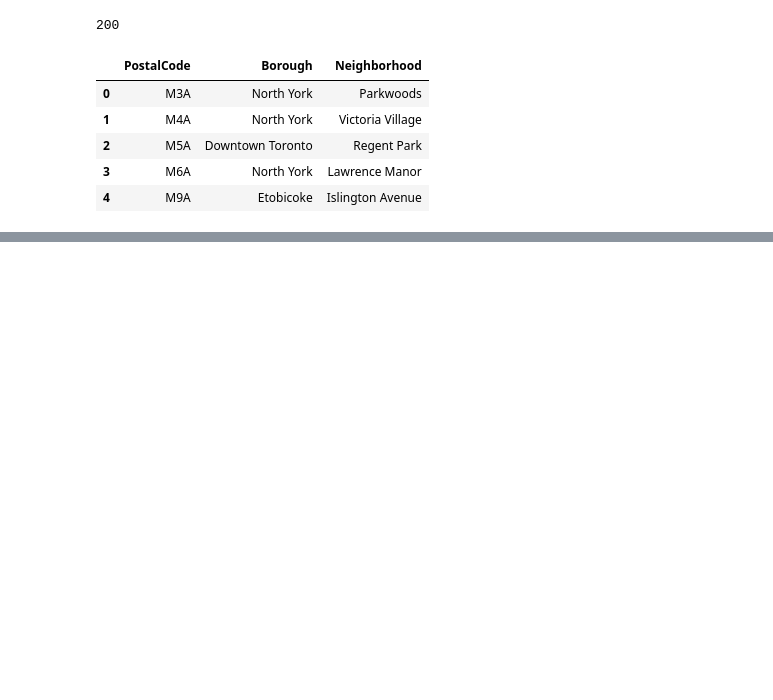
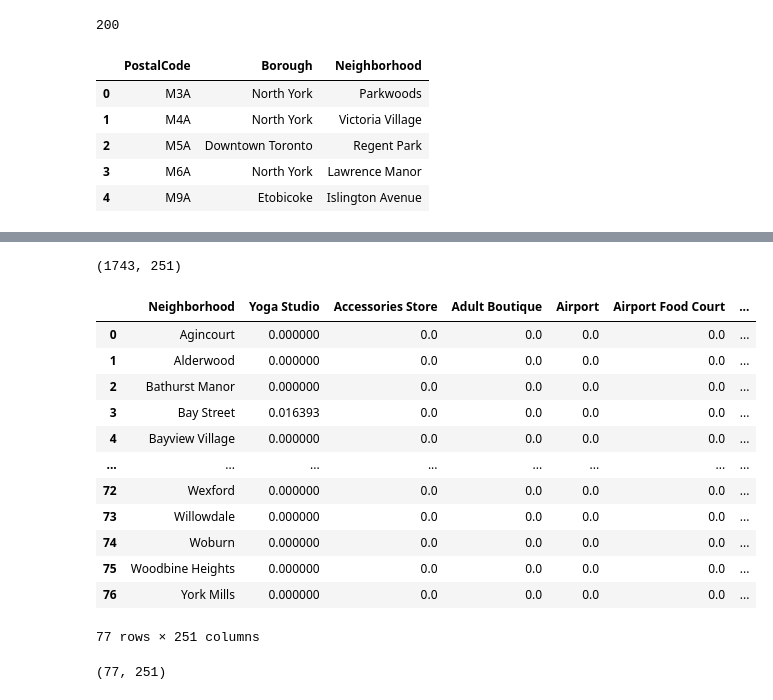
Before and after one commit to Jair190/IBM-Capstone, a Jupyter notebook: week3.ipynb, the cells around one changed output, grey strips where cells are left out. Drawn from its saved outputs; the diff is of its cells as text; code cells hidden in the pictures; blank space fills up the shorter version.

```diff
--- a/week3.ipynb
+++ b/week3.ipynb
@@ -88,0 +177,4 @@ df.head()
+# %%
+# send the Get request and examine the results
+results = requests.get(url).json()
+results
@@ -88,0 +211,15 @@ df.head()
+# %%
+venues = results['response']['groups'][0]['items']
+nearby_venues = pd.json_normalize(venues) # flatten JSON
+
+# filter columns
+filtered_columns = ['venue.name', 'venue.categories', 'venue.location.lat', 'venue.location.lng']
+nearby_venues = nearby_venues.loc[:, filtered_columns]
+
+# filter the category for each row\n",
+nearby_venues['categories_'] = nearby_venues.apply(get_category_type, axis=1)
+
+# clean columns
+nearby_venues.columns = [col.split(".")[-1] for col in nearby_venues.columns]
+nearby_venues.head()
+nearby_venues.drop(['categories'], axis=1)
@@ -88,0 +279,5 @@ df.head()
+# %%
+ toronto_venues = getNearbyVenues(names=toronto_df['Neighborhood'],
+                                    latitudes=toronto_df['Latitude'],
+                                    longitudes=toronto_df['Longitude']
+                                   )
@@ -88,0 +337,13 @@ df.head()
+# %%
+# one hot encoding\n",
+toronto_onehot = pd.get_dummies(toronto_venues[['Venue Category']], prefix="",
+                                prefix_sep="")
+
+# add neighborhood column back to dataframe
+toronto_onehot['Neighborhood'] = toronto_venues['Neighborhood']
+
+# move neighborhood column to the first column
+fixed_columns = [toronto_onehot.columns[-1]] + list(toronto_onehot.columns[:-1])
+toronto_onehot = toronto_onehot[fixed_columns]
+
+toronto_onehot.head()
@@ -88,0 +358,29 @@ df.head()
+# %%
+# size of data frame
+toronto_onehot.shape
+# %% [output]
+(1743, 251)
+# %%
+# group rows by neighborhood. Take average frequency of categories
+
+toronto_grouped = toronto_onehot.groupby('Neighborhood').mean().reset_index()
+toronto_grouped
+# %% [output]
+|  | Neighborhood | Yoga Studio | Accessories Store | Adult Boutique | Airport | Airport Food Court | ... |
+| 0 | Agincourt | 0.000000 | 0.0 | 0.0 | 0.0 | 0.0 | ... |
+| 1 | Alderwood | 0.000000 | 0.0 | 0.0 | 0.0 | 0.0 | ... |
+| 2 | Bathurst Manor | 0.000000 | 0.0 | 0.0 | 0.0 | 0.0 | ... |
+| 3 | Bay Street | 0.016393 | 0.0 | 0.0 | 0.0 | 0.0 | ... |
+| 4 | Bayview Village | 0.000000 | 0.0 | 0.0 | 0.0 | 0.0 | ... |
+| ... | ... | ... | ... | ... | ... | ... | ... |
+| 72 | Wexford | 0.000000 | 0.0 | 0.0 | 0.0 | 0.0 | ... |
+| 73 | Willowdale | 0.000000 | 0.0 | 0.0 | 0.0 | 0.0 | ... |
+| 74 | Woburn | 0.000000 | 0.0 | 0.0 | 0.0 | 0.0 | ... |
+| 75 | Woodbine Heights | 0.000000 | 0.0 | 0.0 | 0.0 | 0.0 | ... |
+| 76 | York Mills | 0.000000 | 0.0 | 0.0 | 0.0 | 0.0 | ... |
+77 rows × 251 columns
+# %%
+# get new size
+toronto_grouped.shape
+# %% [output]
+(77, 251)
```
Also changed, not shown: parts of 23 cells of this notebook.
